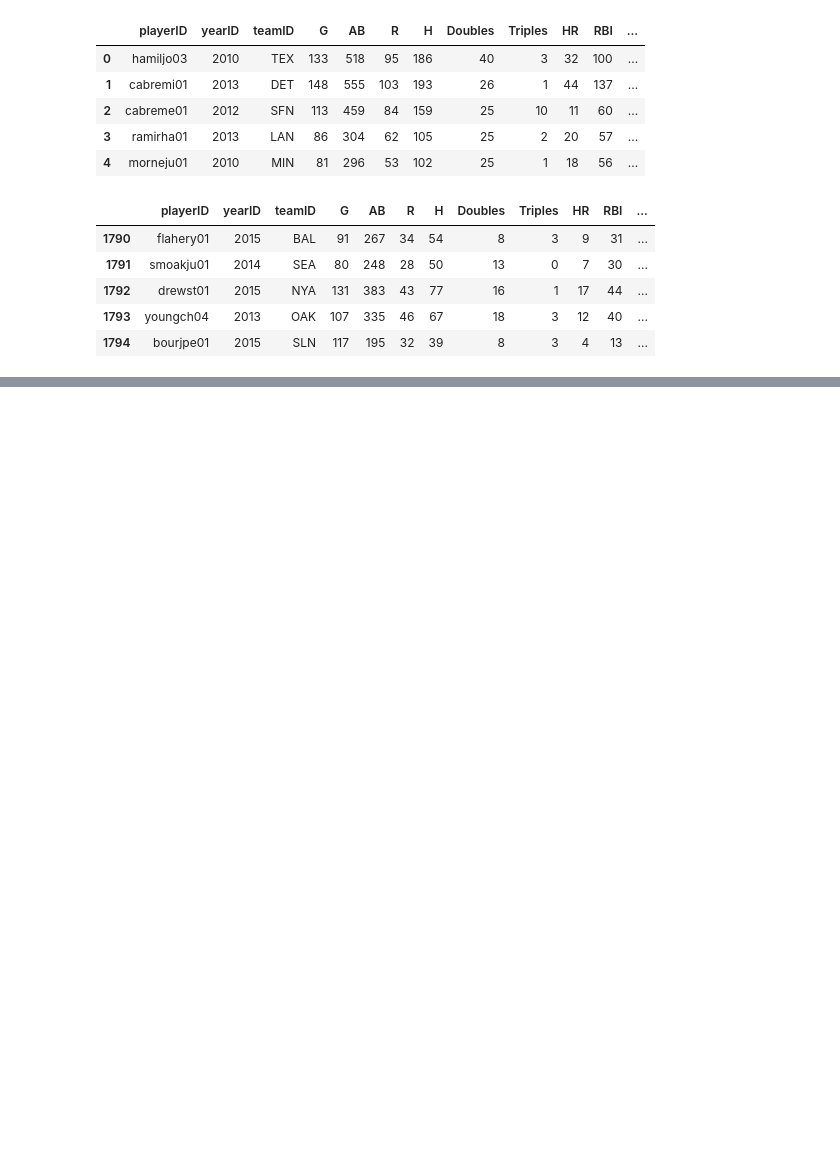
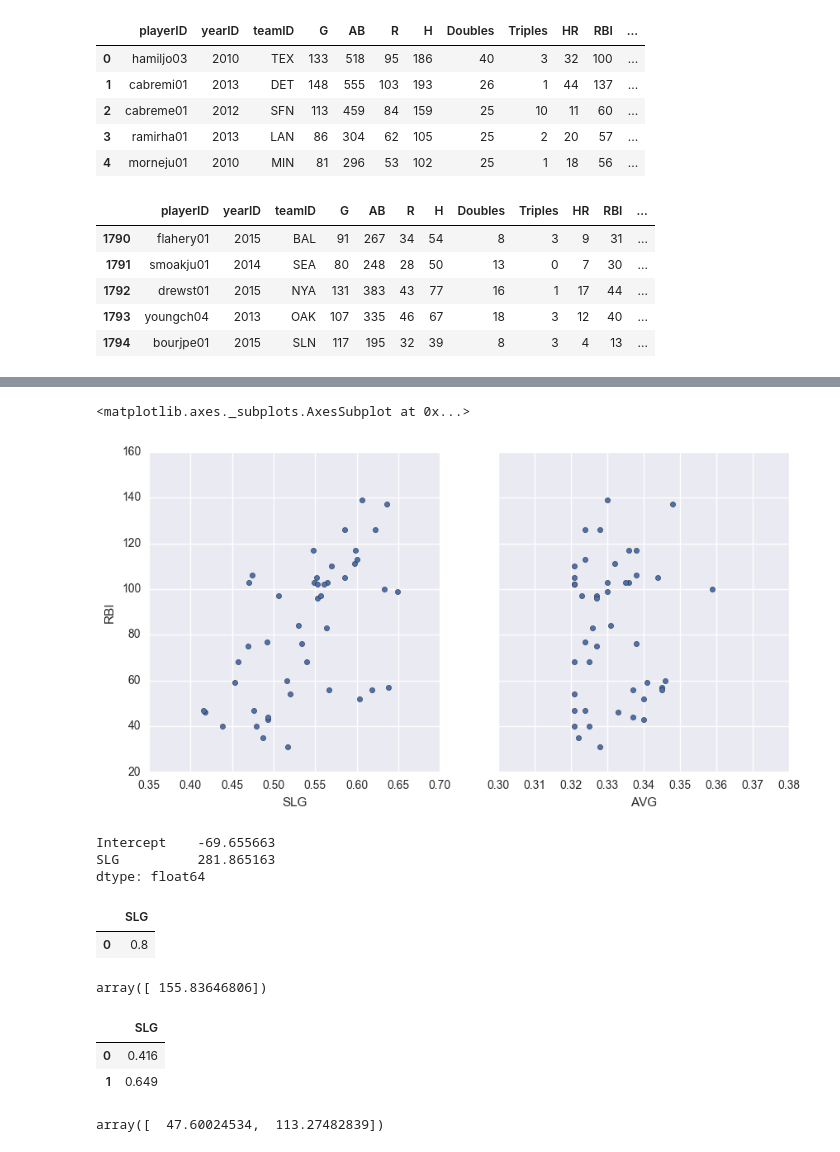
Before and after one commit to mikepuiszis/Data-Science-Term-Project, a Jupyter notebook: Data Science and Baseball.ipynb, the cells around one changed output, grey strips where cells are left out. Drawn from its saved outputs; the diff is of its cells as text; code cells hidden in the pictures; blank space fills up the shorter version.

```diff
--- a/Data Science and Baseball.ipynb
+++ b/Data Science and Baseball.ipynb
@@ -87,0 +108,37 @@ sns.stripplot("Steals","PlayerID",data=dfs, jitter=1)
+# %%
+stats, sp = plt.subplots(1, 2, sharey=True)
+ba.plot(kind='scatter', x="SLG", y='RBI', ax=sp[0], figsize=(10, 5))
+ba.plot(kind='scatter', x="AVG", y="RBI", ax=sp[1])
+# %% [output]
+<matplotlib.axes._subplots.AxesSubplot at 0x...>
+[figure, added]
+# %%
+import statsmodels.formula.api as smf
+model = smf.ols(formula='RBI ~ SLG', data=ba).fit()
+model.params
+# %% [output]
+Intercept    -69.655663
+SLG          281.865163
+dtype: float64
+# %%
+new = pd.DataFrame({'SLG':[.80]})
+new.head()
+# %% [output]
+|  | SLG |
+| 0 | 0.8 |
+# %%
+model.predict(new)
+# %% [output]
+array([ 155.83646806])
+# %%
+new = pd.DataFrame({'SLG': [ba.SLG.min(), ba.SLG.max()]})
+new.head()
+# %% [output]
+|  | SLG |
+| 0 | 0.416 |
+| 1 | 0.649 |
+# %%
+prediction = model.predict(new)
+prediction
+# %% [output]
+array([  47.60024534,  113.27482839])
```
Also changed, not shown: parts of 50 cells of this notebook, 2 other files.
